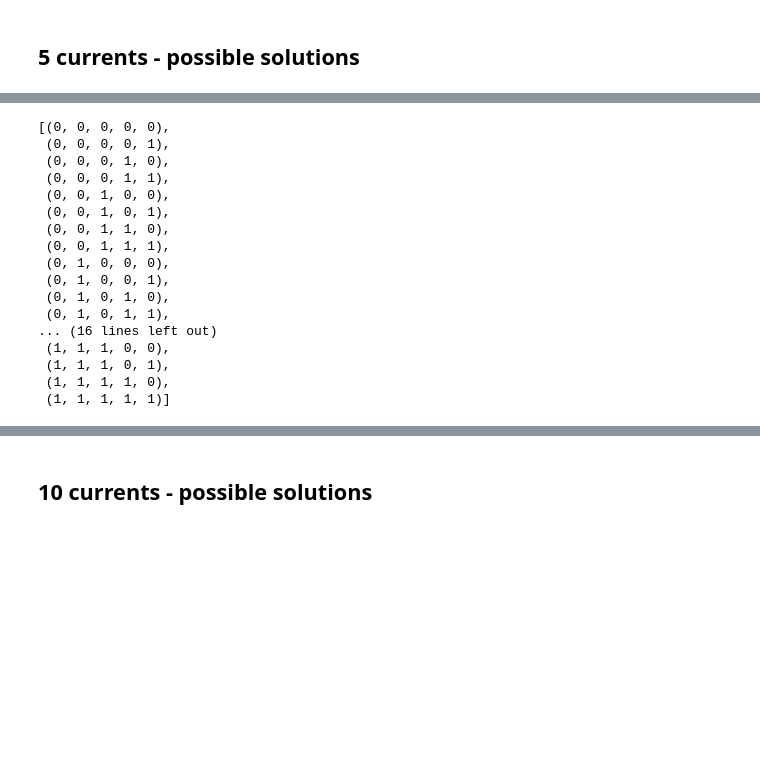
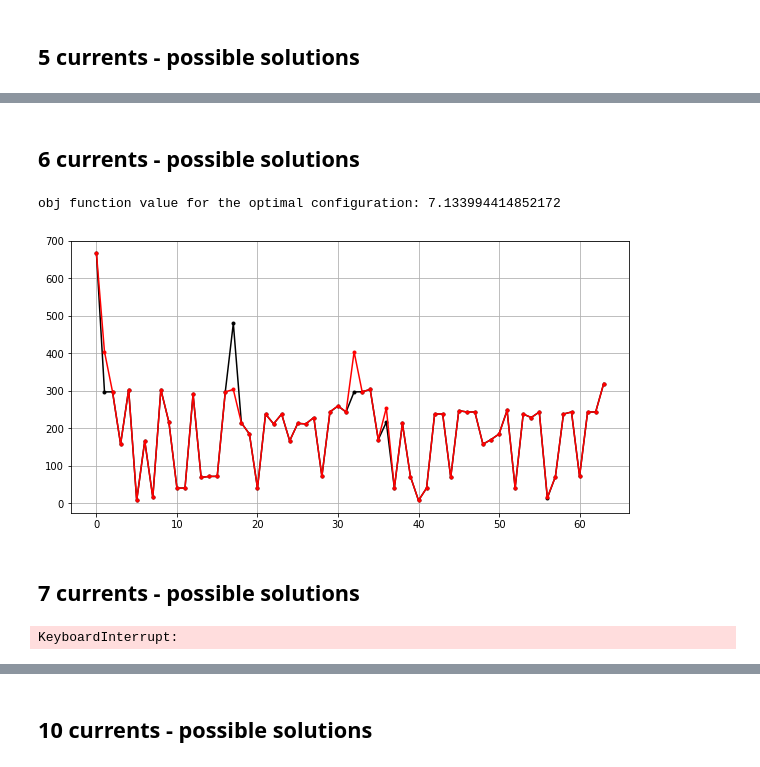
Before and after one commit to SIakovlev/Multifrequency-Antenna-Optimisation, a Jupyter notebook: notebooks/exhaustive_search.ipynb, the cells around one changed output, grey strips where cells are left out. Drawn from its saved outputs; the diff is of its cells as text; code cells hidden in the pictures; blank space fills up the shorter version.

```diff
--- a/notebooks/exhaustive_search.ipynb
+++ b/notebooks/exhaustive_search.ipynb
@@ -108,20 +89,23 @@ plt.grid(True)
-# %%
-list(itertools.product(np.arange(antenna.n_currents), repeat=5))
-# %% [output]
-[(0, 0, 0, 0, 0),
- (0, 0, 0, 0, 1),
- (0, 0, 0, 1, 0),
- (0, 0, 0, 1, 1),
- (0, 0, 1, 0, 0),
- (0, 0, 1, 0, 1),
- (0, 0, 1, 1, 0),
- (0, 0, 1, 1, 1),
- (0, 1, 0, 0, 0),
- (0, 1, 0, 0, 1),
- (0, 1, 0, 1, 0),
- (0, 1, 0, 1, 1),
-... (16 lines left out)
- (1, 1, 1, 0, 0),
- (1, 1, 1, 0, 1),
- (1, 1, 1, 1, 0),
- (1, 1, 1, 1, 1)]
+# %% [markdown]
+## 6 currents - possible solutions
+# %%
+values6, conf6 = compute_possible_conf(6)
+values6_num, _ = compute_possible_conf(6, jac=False, hess=False)
+print(f"obj function value for the optimal configuration: {min(values6)}")
+# %% [output]
+obj function value for the optimal configuration: 7.133994414852172
+# %%
+plt.figure(figsize=(10, 5))
+plt.plot(values6, '.-k')
+plt.plot(values6_num, '.-r')
+plt.grid(True)
+# %% [output]
+[figure, added]
+# %% [markdown]
+## 7 currents - possible solutions
+# %%
+values7, conf7 = compute_possible_conf(7)
+values7_num, _ = compute_possible_conf(7, jac=False, hess=False)
+print(f"obj function value for the optimal configuration: {min(values7)}")
+# %% [output]
+KeyboardInterrupt:
```
Also changed, not shown: parts of 19 cells of this notebook.
